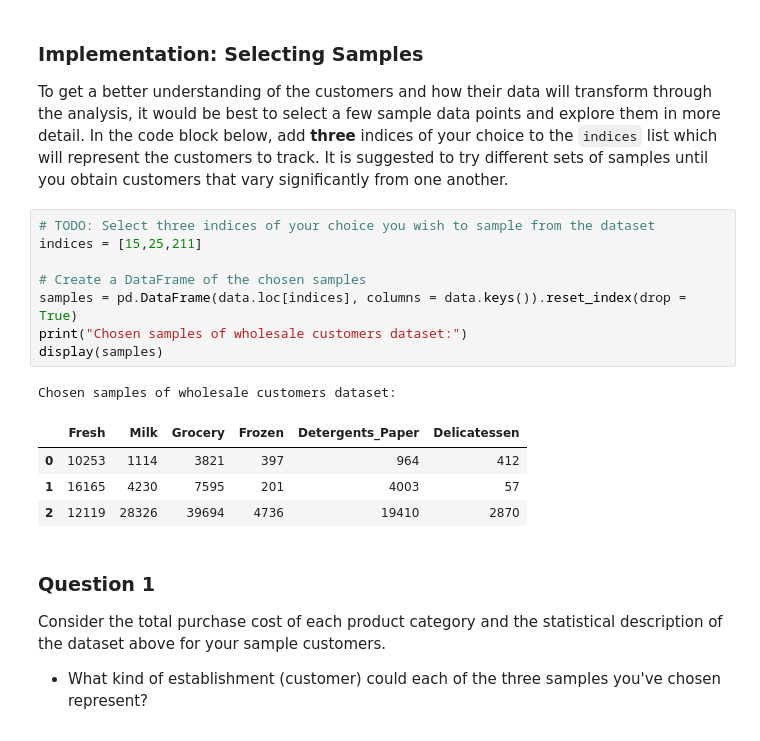
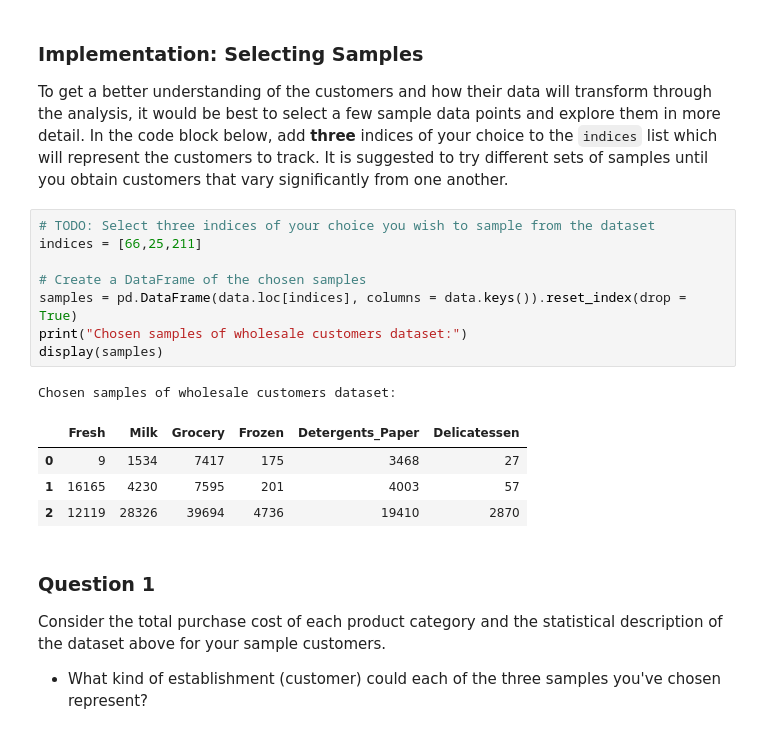
Before and after one commit to Athalka/machine-learning, a Jupyter notebook: projects/customer_segments/customer_segments.ipynb, the cells around one changed output. Drawn from its saved outputs; the diff is of its cells as text.

```diff
--- a/projects/customer_segments/customer_segments.ipynb
+++ b/projects/customer_segments/customer_segments.ipynb
@@ -60,16 +60,16 @@ display(data.describe())
 To get a better understanding of the customers and how their data will transform through the analysis, it would be best to select a few sample data points and explore them in more detail. In the code block below, add **three** indices of your choice to the `indices` list which will represent the customers to track. It is suggested to try different sets of samples until you obtain customers that vary significantly from one another.
 # %%
 # TODO: Select three indices of your choice you wish to sample from the dataset
-indices = [15,25,211]
+indices = [66,25,211]
 
 # Create a DataFrame of the chosen samples
 samples = pd.DataFrame(data.loc[indices], columns = data.keys()).reset_index(drop = True)
 print("Chosen samples of wholesale customers dataset:")
 display(samples)
 # %% [output]
 Chosen samples of wholesale customers dataset:
 |  | Fresh | Milk | Grocery | Frozen | Detergents_Paper | Delicatessen |
-| 0 | 10253 | 1114 | 3821 | 397 | 964 | 412 |
+| 0 | 9 | 1534 | 7417 | 175 | 3468 | 27 |
 | 1 | 16165 | 4230 | 7595 | 201 | 4003 | 57 |
 | 2 | 12119 | 28326 | 39694 | 4736 | 19410 | 2870 |
 # %% [markdown]
```
Also changed, not shown: parts of 24 cells of this notebook, 1 other file.
